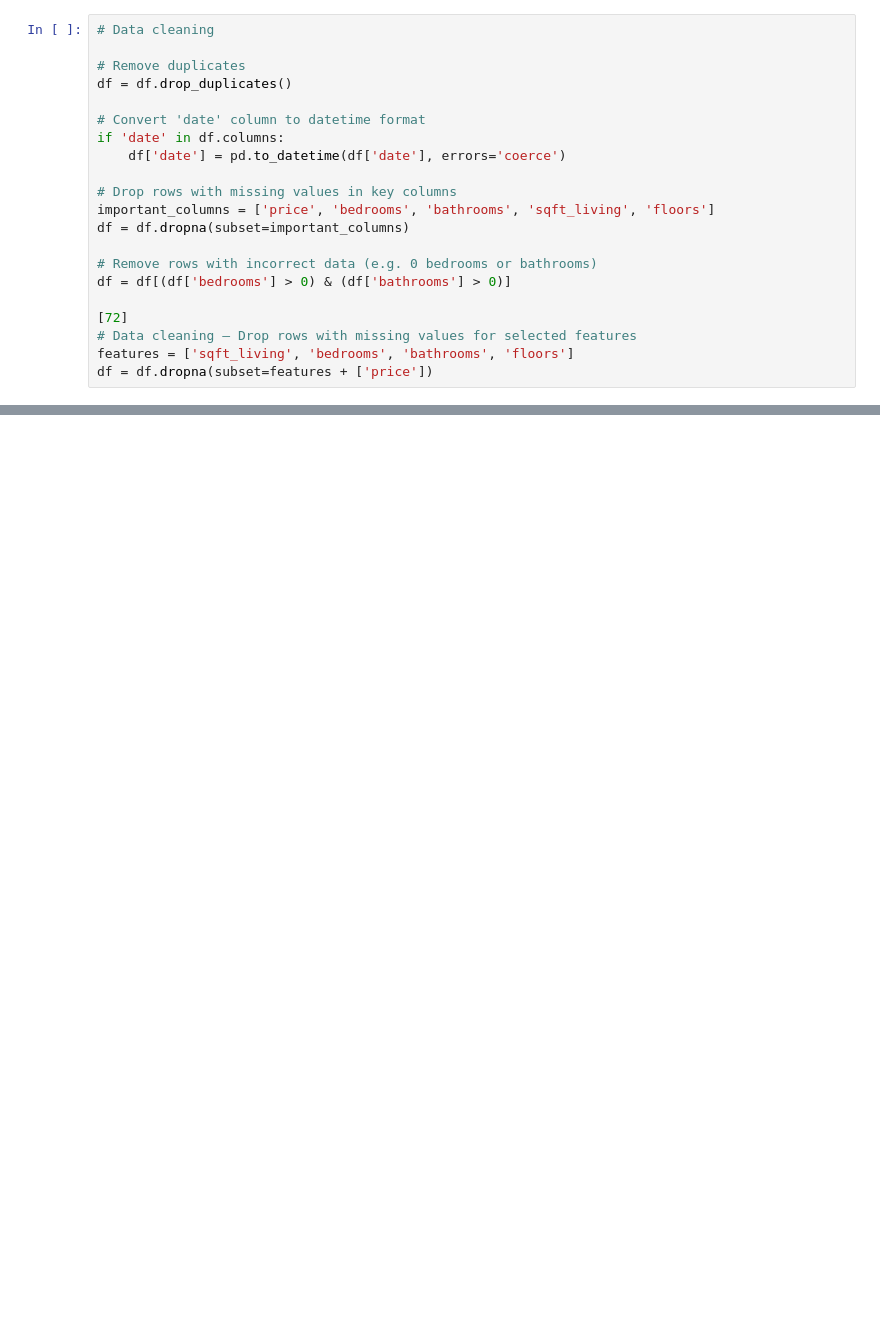
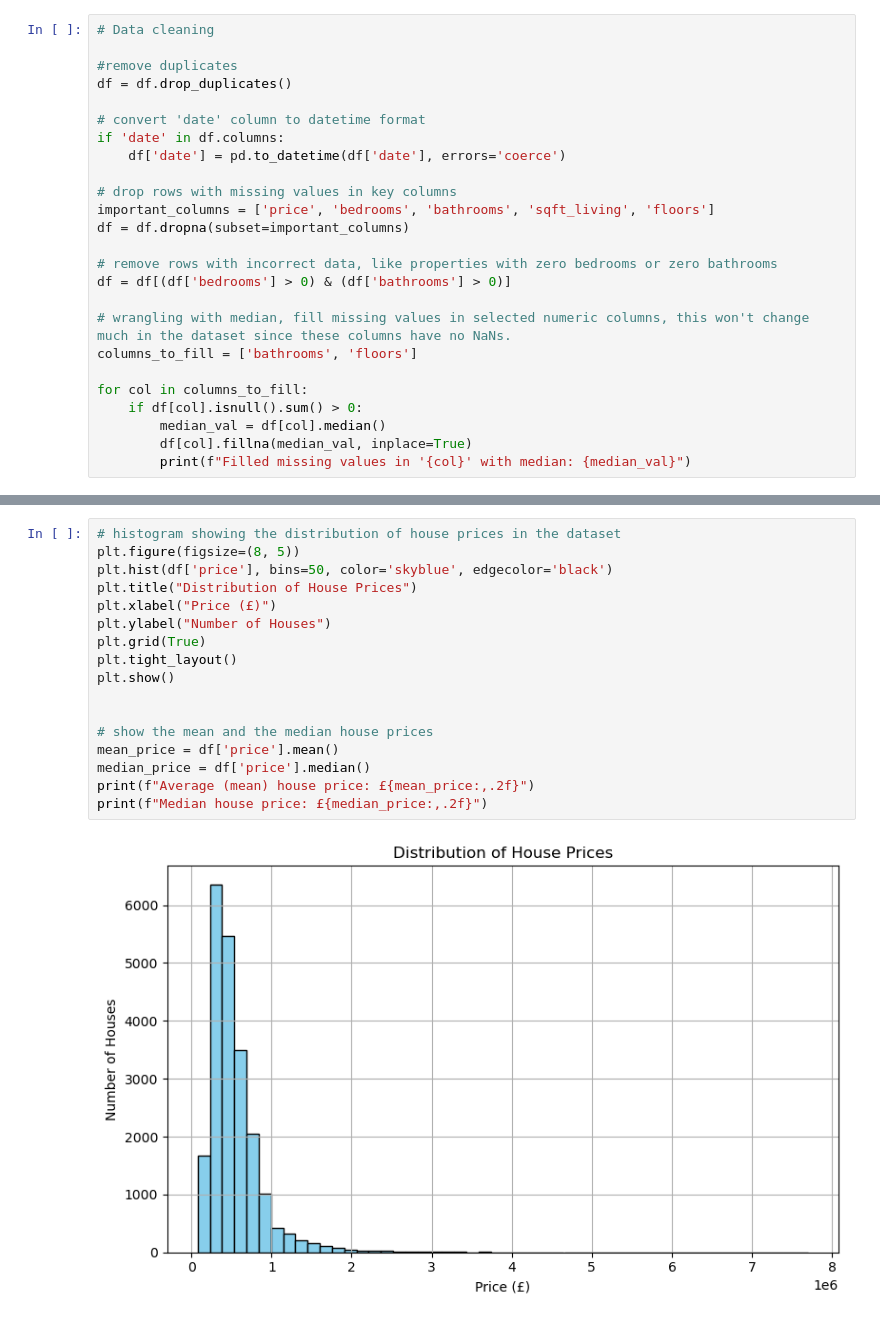
Before and after one commit to Ilie1985/House_Price_Prediction, a Jupyter notebook: House_Pricing_Prediction.ipynb, the cells around one changed output, grey strips where cells are left out. Drawn from its saved outputs; the diff is of its cells as text; blank space fills up the shorter version.

Commit message:
important columns redefined

```diff
--- a/House_Pricing_Prediction.ipynb
+++ b/House_Pricing_Prediction.ipynb
@@ -33,22 +45,26 @@ memory usage: 3.5+ MB
 # %%
 # Data cleaning
 
-# Remove duplicates
+#remove duplicates
 df = df.drop_duplicates()
 
-# Convert 'date' column to datetime format
+# convert 'date' column to datetime format
 if 'date' in df.columns:
     df['date'] = pd.to_datetime(df['date'], errors='coerce')
 
-# Drop rows with missing values in key columns
+# drop rows with missing values in key columns
 important_columns = ['price', 'bedrooms', 'bathrooms', 'sqft_living', 'floors']
 df = df.dropna(subset=important_columns)
 
-# Remove rows with incorrect data (e.g. 0 bedrooms or bathrooms)
+# remove rows with incorrect data, like properties with zero bedrooms or zero bathrooms
 df = df[(df['bedrooms'] > 0) & (df['bathrooms'] > 0)]
 
-[72]
-# Data cleaning – Drop rows with missing values for selected features
-features = ['sqft_living', 'bedrooms', 'bathrooms', 'floors']
-df = df.dropna(subset=features + ['price'])
+# wrangling with median, fill missing values in selected numeric columns, this won't change much in the dataset since these columns have no NaNs.
+columns_to_fill = ['bathrooms', 'floors']
+
+for col in columns_to_fill:
+    if df[col].isnull().sum() > 0:
+        median_val = df[col].median()
+        df[col].fillna(median_val, inplace=True)
+        print(f"Filled missing values in '{col}' with median: {median_val}")
 # %%
@@ -101,0 +121,19 @@ comparison.style.format({
+# %%
+# histogram showing the distribution of house prices in the dataset
+plt.figure(figsize=(8, 5))
+plt.hist(df['price'], bins=50, color='skyblue', edgecolor='black')
+plt.title("Distribution of House Prices")
+plt.xlabel("Price (£)")
+plt.ylabel("Number of Houses")
+plt.grid(True)
+plt.tight_layout()
+plt.show()
+
+
+# show the mean and the median house prices
+mean_price = df['price'].mean()
+median_price = df['price'].median()
+print(f"Average (mean) house price: £{mean_price:,.2f}")
+print(f"Median house price: £{median_price:,.2f}")
+# %% [output]
+[figure, added]
```
Also changed, not shown: parts of 9 cells of this notebook.
